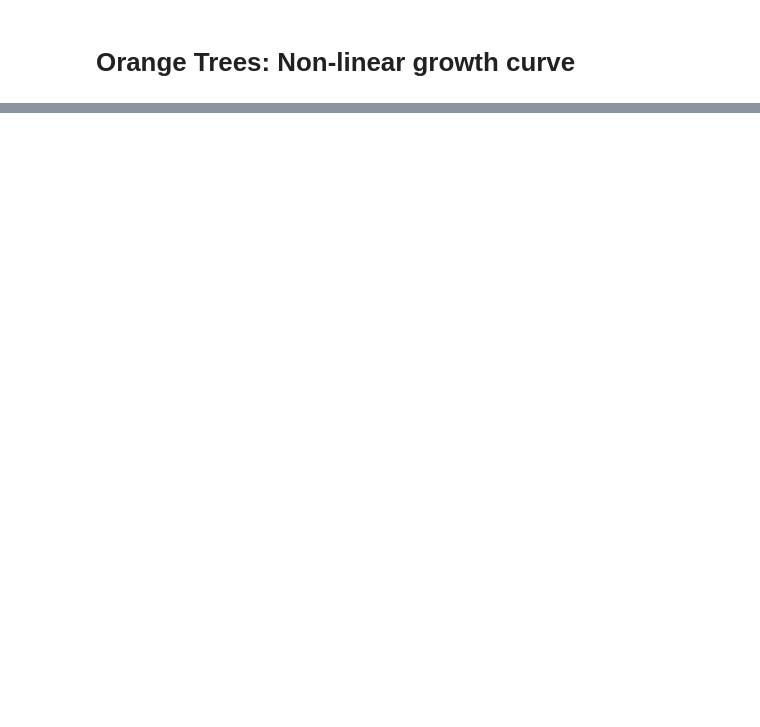
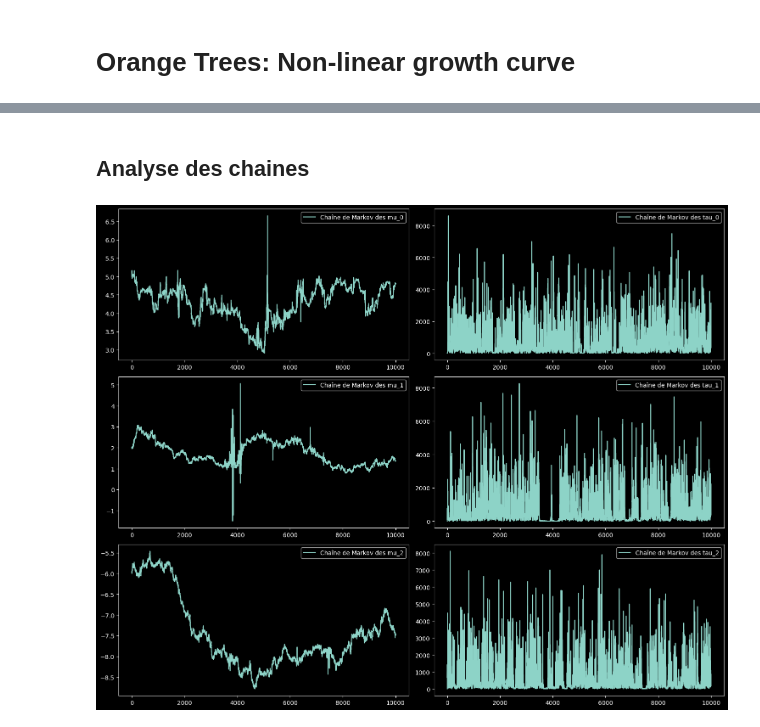
Before and after one commit to pierredbli/Bayes, a Jupyter notebook: BAYES.ipynb, the cells around one changed output, grey strips where cells are left out. Saved outputs shown, nothing was run; the diff lists cells and outputs as text; code cells hidden in the pictures; blank space fills up the shorter version.

```diff
--- a/BAYES.ipynb
+++ b/BAYES.ipynb
@@ -102,11 +128,39 @@ def MH_within_Gibbs_Orange_Trees(nchain, data, init_chain_thetas, init_chain_tau
 # %%
 #Données d'initialisation proposées dans l'énoncé
-init_chain_theta = np.array([[5, 5, 5, 5, 5], [2, 2, 2, 2, 2], [-6, -6, -6, -6, -6]])
-init_chain_tau_C = np.array(20)
+init_chain_theta = np.array([[5, 2, -6], [5, 2, -6], [5, 2, -6], [5, 2, -6], [5, 2, -6]])
+init_chain_tau_C = np.array(0.2)
 init_chain_mu_k = np.array([5, 2, -6])
-init_chain_tau_k = np.array([20, 20, 20])
+init_chain_tau_k = np.array([2, 2, 2])
 
 #Paramètres des lois à priori
 priors_tau_C = np.array([1e-3, 1e-3]) #notés alpha_C et beta_C dans le rapport
 priors_mu_k = np.array([0, 1e-4]) #notés m_k et t_k
 priors_tau_k = np.array([1e-3, 1e-3]) #notés alpha_k et beta_k
+nchain = 10000
+prop_sd_theta = [0.05, 0.05, 0.05]
+# %%
+chain_thetas, chain_mu_k, chain_tau_k, chain_tau_C, eta = MH_within_Gibbs_Orange_Trees(nchain, data, init_chain_theta, init_chain_tau_C, init_chain_mu_k, init_chain_tau_k, priors_mu_k, priors_tau_k, priors_tau_C, prop_sd_theta)
+# %% [markdown]
+## Analyse des chaines
+# %%
+# Analyse des mu_k et tau_k
+plt.style.use("dark_background")
+n_k = chain_mu_k.shape[1]
+
+plt.figure(figsize=(15, 12))
+
+for i in range(n_k):
+    # mu_k
+    plt.subplot(n_k, 2, 2*i + 1)
+    plt.plot(chain_mu_k[:, i], label=f'Chaîne de Markov des mu_{i}')
+    plt.legend()
+
+    # tau_k
+    plt.subplot(n_k, 2, 2*i + 2)
+    plt.plot(chain_tau_k[:, i], label=f'Chaîne de Markov des tau_{i}')
+    plt.legend()
+
+plt.tight_layout()
+plt.show()
+# %% [output]
+[figure, added]
```
Also changed, not shown: parts of 4 cells of this notebook.
